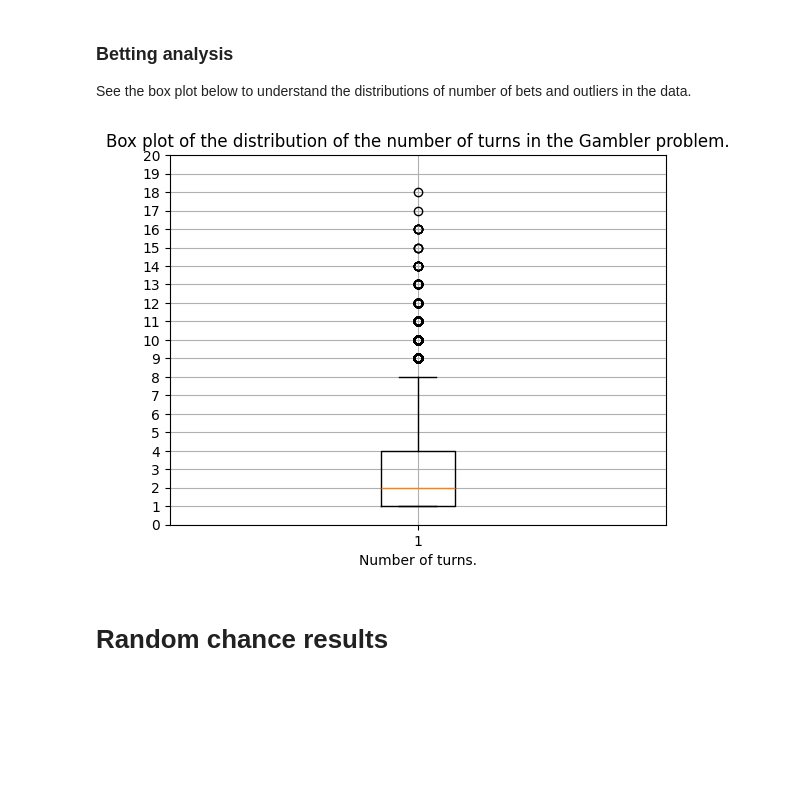
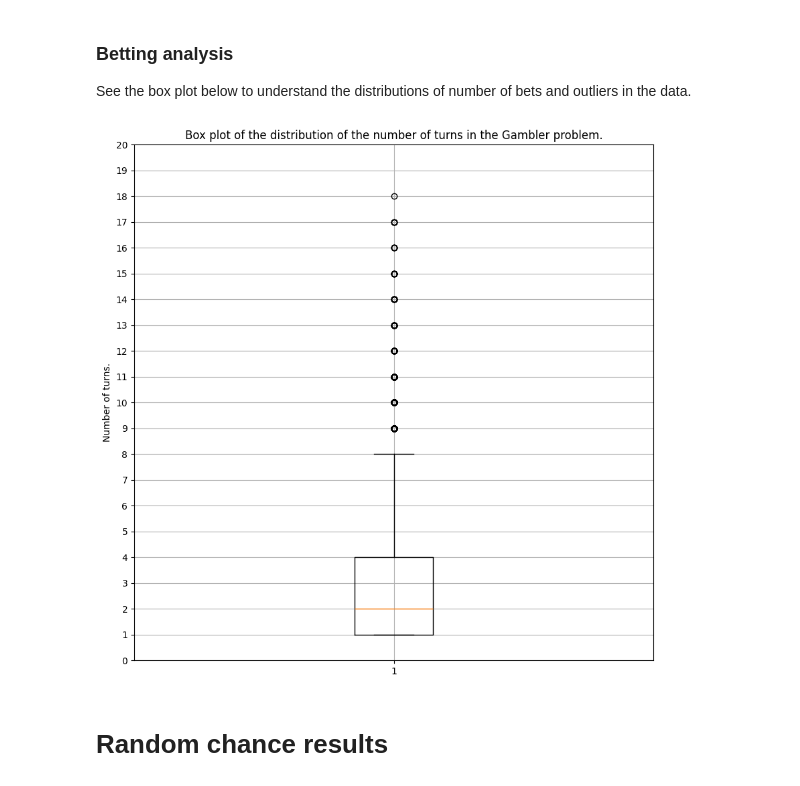
Before and after one commit to BenjaminWills/reinforcement_learning, a Jupyter notebook: notebooks/gambler_simulation.ipynb, the cells around one changed output. Drawn from its saved outputs; the diff is of its cells as text; code cells hidden in the pictures; blank space fills up the shorter version.

Commit message:
Update the plottings

```diff
--- a/notebooks/gambler_simulation.ipynb
+++ b/notebooks/gambler_simulation.ipynb
@@ -56,14 +56,15 @@ Winning rate: 40%.
 See the box plot below to understand the distributions of number of bets and outliers in the data.
 # %%
 game_lengths = list(map(len,games))
+plt.figure(figsize=(10, 10))
 plt.boxplot(game_lengths)
 plt.grid(True)
 plt.yticks(np.arange(0,21,1))
-plt.xlabel('Number of turns.')
+plt.ylabel('Number of turns.')
 plt.title('Box plot of the distribution of the number of turns in the Gambler problem.')
 plt.show()
 # %% [output]
-[figure, old version]
+[figure, new version]
 # %% [markdown]
 # Random chance results
 # %%
```
Also changed, not shown: parts of 2 cells of this notebook.
